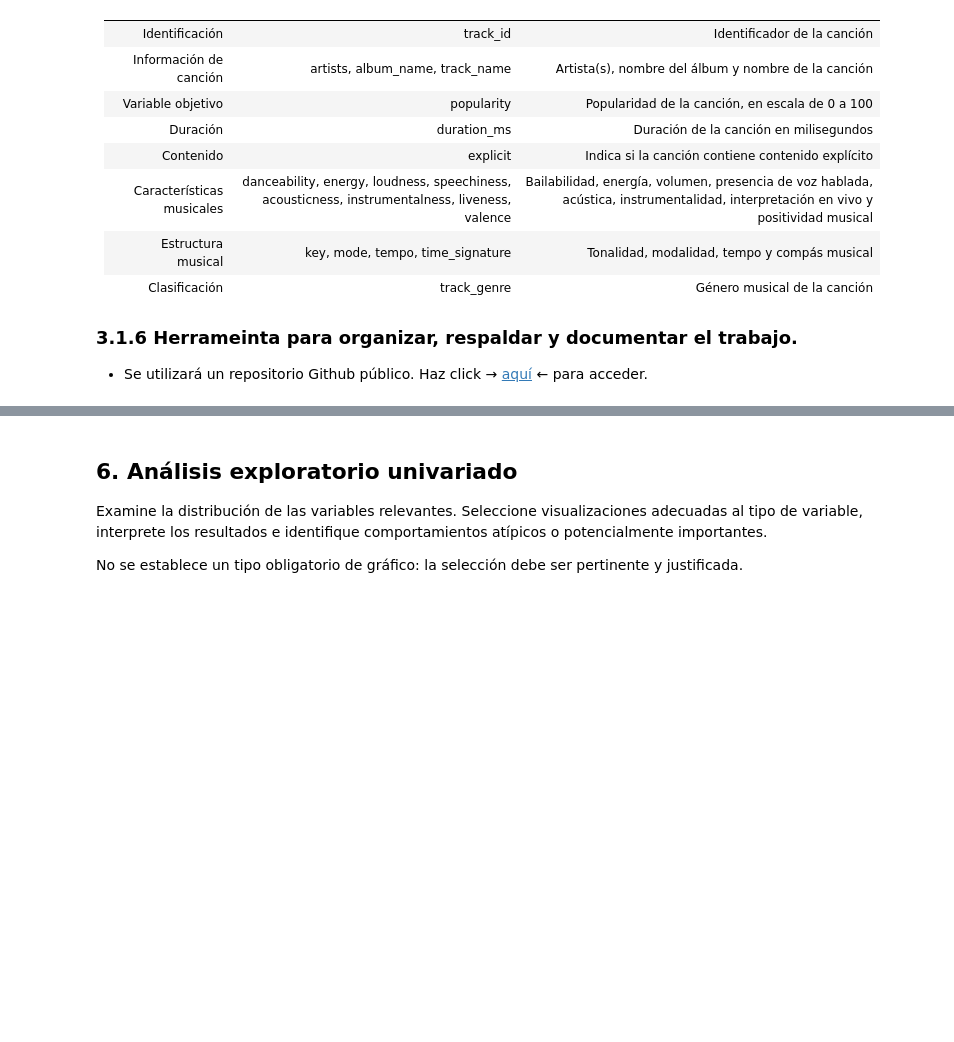
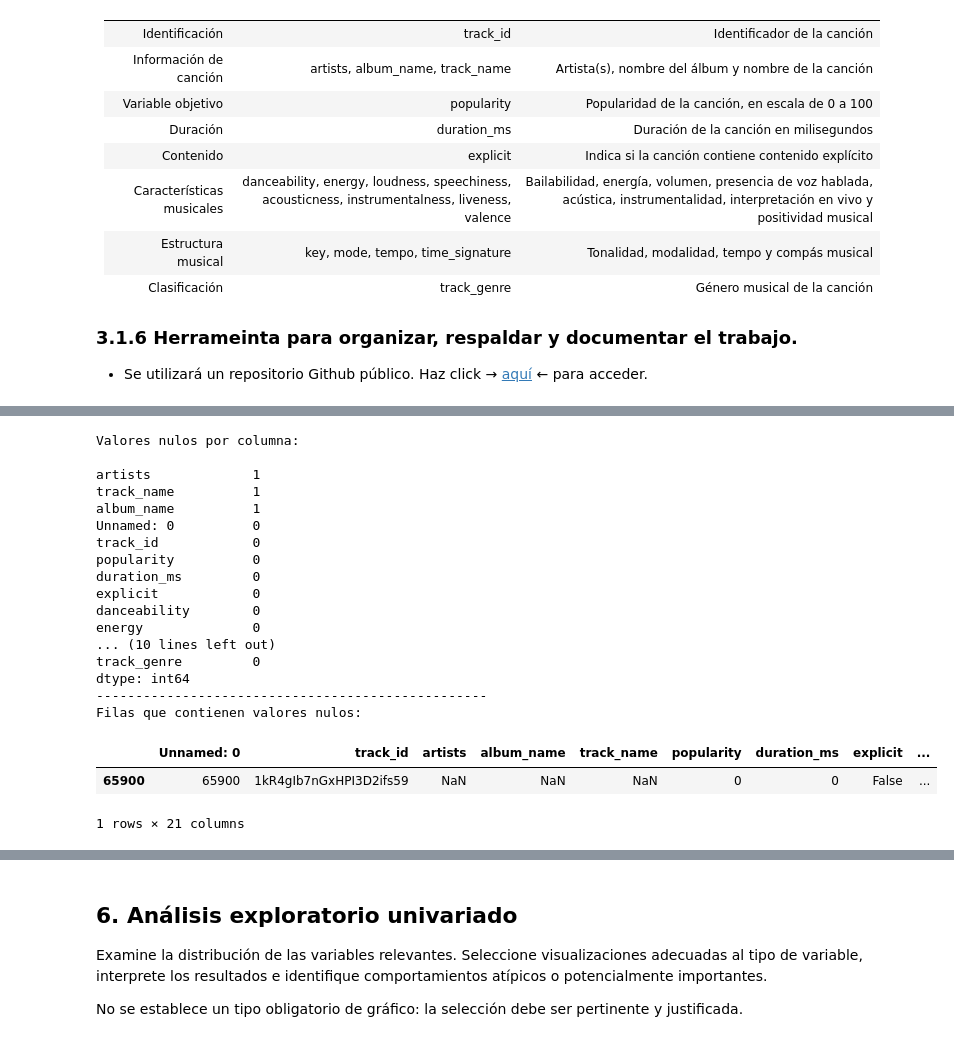
Before and after one commit to francisconimarvin/MLY1101_001V_EV1_CC_FrancisconiMarvin, a Jupyter notebook: MLY1101_001V_EV1_CC_MarvinFrancisconi.ipynb, the cells around one changed output, grey strips where cells are left out. Cells and saved outputs as stored; diff of their text form; code cells hidden in the pictures; blank space fills up the shorter version.

```diff
--- a/MLY1101_001V_EV1_CC_MarvinFrancisconi.ipynb
+++ b/MLY1101_001V_EV1_CC_MarvinFrancisconi.ipynb
@@ -133,0 +163,29 @@ No es obligatorio encontrar problemas en todas las categorías. Si un problema n
+# %%
+# Detección de valores nulos
+print("Valores nulos por columna:\n")
+print(df.isnull().sum().sort_values(ascending=False))
+print(50*"-")
+
+print("Filas que contienen valores nulos:\n")
+df[df.isnull().any(axis=1)]
+# %% [output]
+Valores nulos por columna:
+
+artists             1
+track_name          1
+album_name          1
+Unnamed: 0          0
+track_id            0
+popularity          0
+duration_ms         0
+explicit            0
+danceability        0
+energy              0
+... (10 lines left out)
+track_genre         0
+dtype: int64
+--------------------------------------------------
+Filas que contienen valores nulos:
+|  | Unnamed: 0 | track_id | artists | album_name | track_name | popularity | duration_ms | explicit | ... |
+| 65900 | 65900 | 1kR4gIb7nGxHPI3D2ifs59 | NaN | NaN | NaN | 0 | 0 | False | ... |
+1 rows × 21 columns
```
Also changed, not shown: parts of 18 cells of this notebook.
